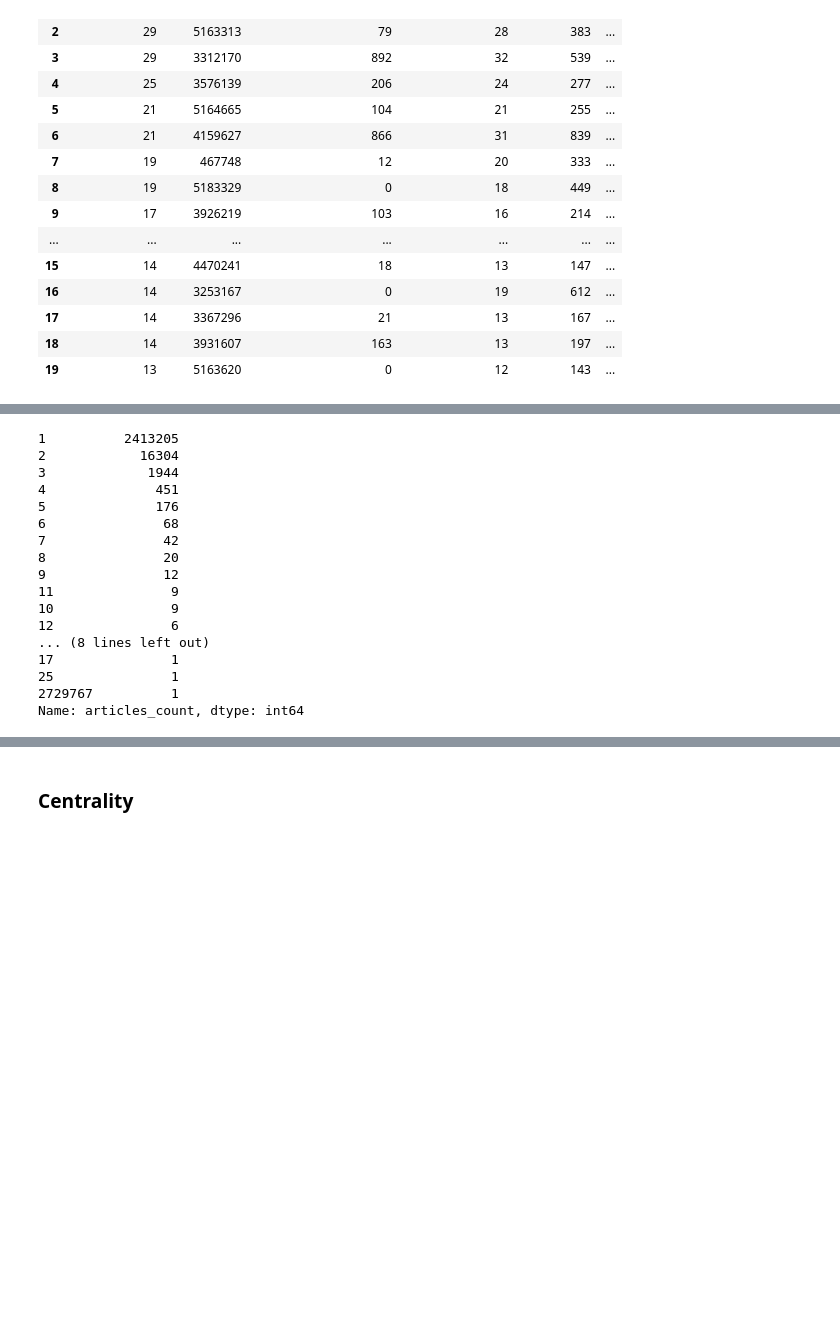
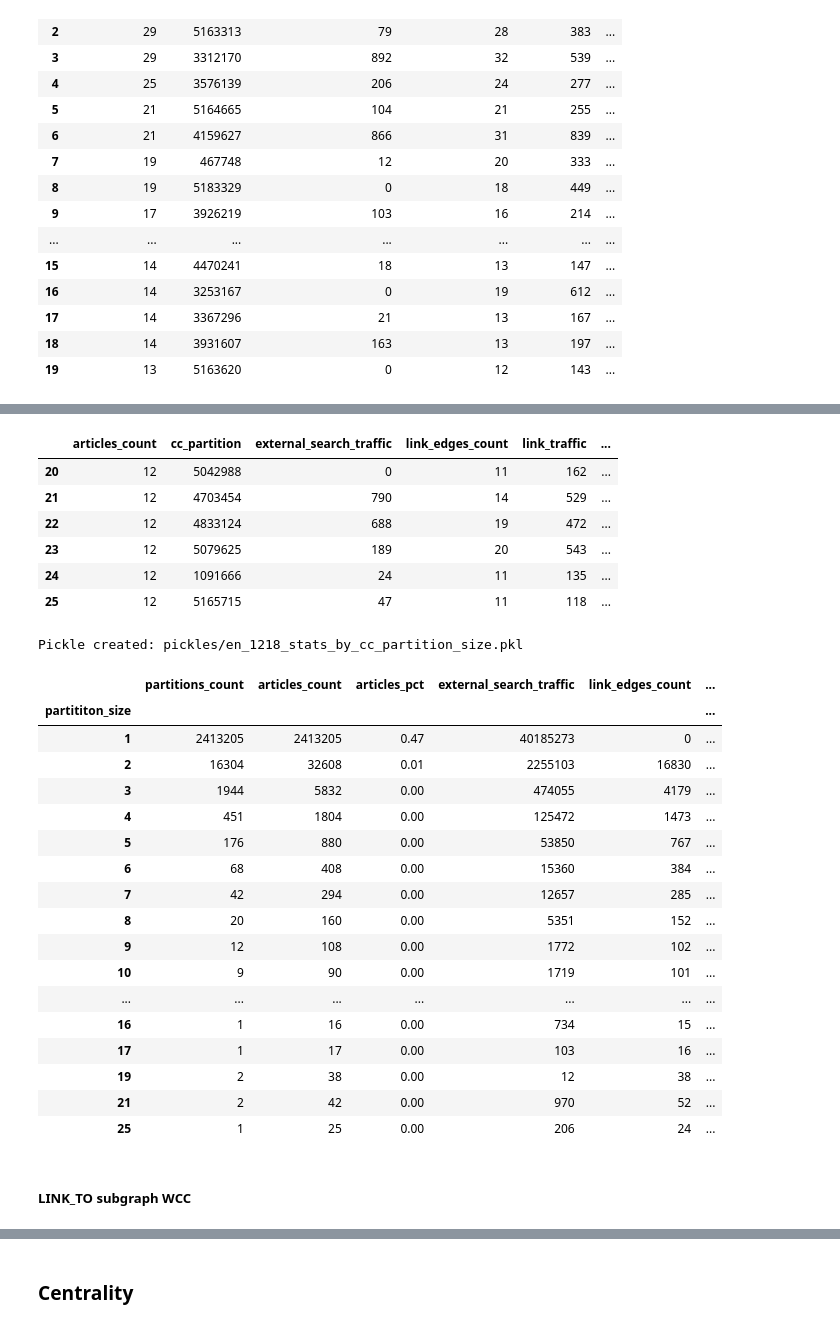
Before and after one commit to 33eyes/wiki-clickstream-graph, a Jupyter notebook: English_Wikipedia_network_analysis_AWS.ipynb, the cells around one changed output, grey strips where cells are left out. Cells and saved outputs as stored; diff of their text form; code cells hidden in the pictures; blank space fills up the shorter version.

```diff
--- a/English_Wikipedia_network_analysis_AWS.ipynb
+++ b/English_Wikipedia_network_analysis_AWS.ipynb
@@ -1421,20 +1499,46 @@ len(cc_partitions[cc_partitions.articles_count == 2])
 # %%
-cc_partitions.articles_count.value_counts()
+cc_partitions[cc_partitions.articles_count == 12]
 # %% [output]
-1          2413205
-2            16304
-3             1944
-4              451
-5              176
-6               68
-7               42
-8               20
-9               12
-11               9
-10               9
-12               6
-... (8 lines left out)
-17               1
-25               1
-2729767          1
-Name: articles_count, dtype: int64
+|  | articles_count | cc_partition | external_search_traffic | link_edges_count | link_traffic | ... |
+| 20 | 12 | 5042988 | 0 | 11 | 162 | ... |
+| 21 | 12 | 4703454 | 790 | 14 | 529 | ... |
+| 22 | 12 | 4833124 | 688 | 19 | 472 | ... |
+| 23 | 12 | 5079625 | 189 | 20 | 543 | ... |
+| 24 | 12 | 1091666 | 24 | 11 | 135 | ... |
+| 25 | 12 | 5165715 | 47 | 11 | 118 | ... |
+# %%
+# pickle the output
+myoutfile = "pickles/en_1218_stats_by_cc_partition_size.pkl"
+with open(myoutfile, 'wb') as picklefile:
+    pickle.dump(stats_by_partition_size, picklefile)
+
+print("Pickle created: " + myoutfile)
+# %% [output]
+Pickle created: pickles/en_1218_stats_by_cc_partition_size.pkl
+# %%
+# unpickle
+with open("pickles/en_1218_stats_by_cc_partition_size.pkl", 'rb') as picklefile:
+    stats_by_partition_size = pickle.load(picklefile)
+
+stats_by_partition_size.head(20)
+# %% [output]
+|  | partitions_count | articles_count | articles_pct | external_search_traffic | link_edges_count | ... |
+| partititon_size |  |  |  |  |  | ... |
+| 1 | 2413205 | 2413205 | 0.47 | 40185273 | 0 | ... |
+| 2 | 16304 | 32608 | 0.01 | 2255103 | 16830 | ... |
+| 3 | 1944 | 5832 | 0.00 | 474055 | 4179 | ... |
+| 4 | 451 | 1804 | 0.00 | 125472 | 1473 | ... |
+| 5 | 176 | 880 | 0.00 | 53850 | 767 | ... |
+| 6 | 68 | 408 | 0.00 | 15360 | 384 | ... |
+| 7 | 42 | 294 | 0.00 | 12657 | 285 | ... |
+| 8 | 20 | 160 | 0.00 | 5351 | 152 | ... |
+| 9 | 12 | 108 | 0.00 | 1772 | 102 | ... |
+| 10 | 9 | 90 | 0.00 | 1719 | 101 | ... |
+| ... | ... | ... | ... | ... | ... | ... |
+| 16 | 1 | 16 | 0.00 | 734 | 15 | ... |
+| 17 | 1 | 17 | 0.00 | 103 | 16 | ... |
+| 19 | 2 | 38 | 0.00 | 12 | 38 | ... |
+| 21 | 2 | 42 | 0.00 | 970 | 52 | ... |
+| 25 | 1 | 25 | 0.00 | 206 | 24 | ... |
+# %% [markdown]
+##### LINK_TO subgraph WCC
```
Also changed, not shown: parts of 43 cells of this notebook, 4 other files.
